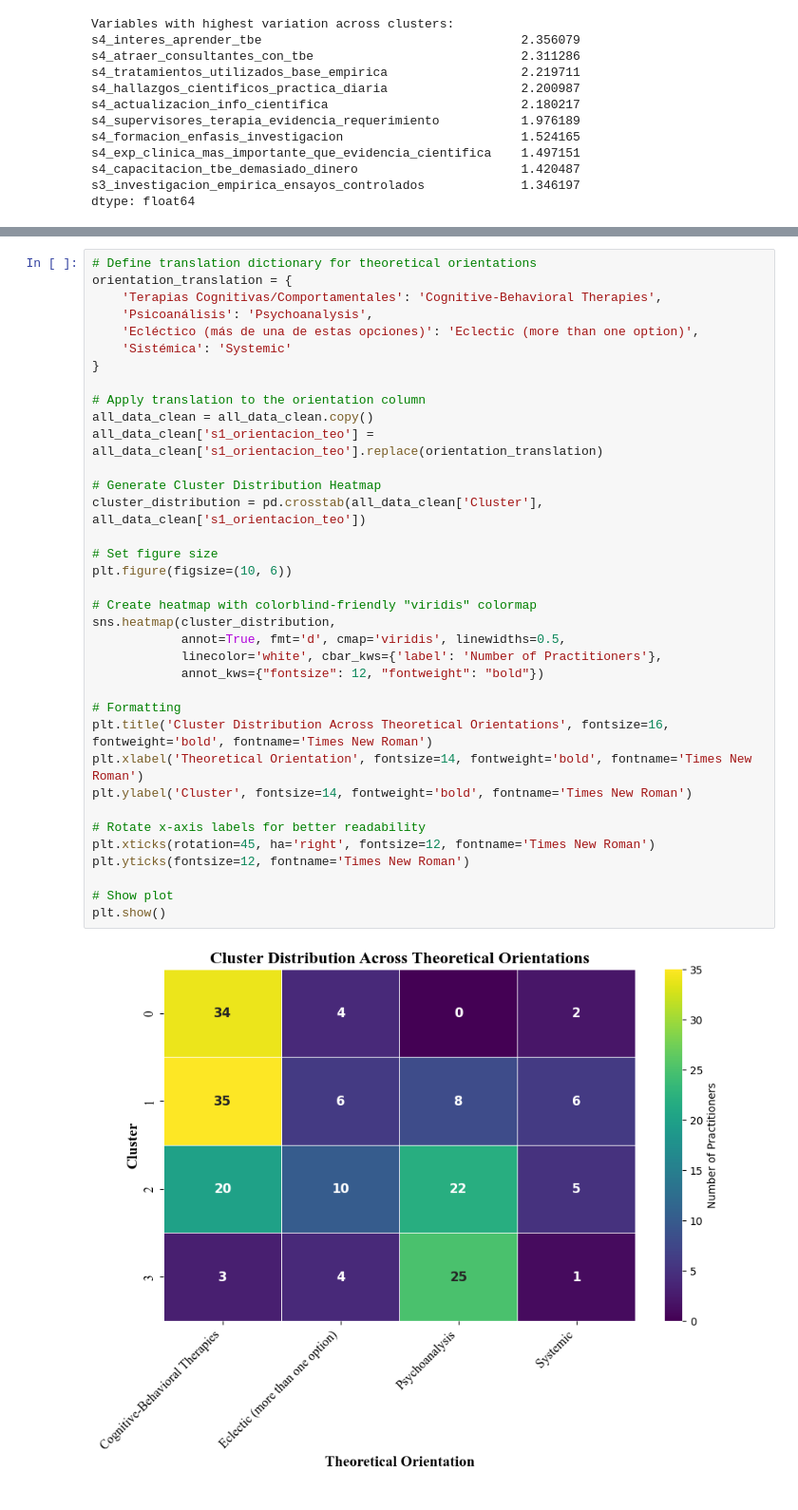
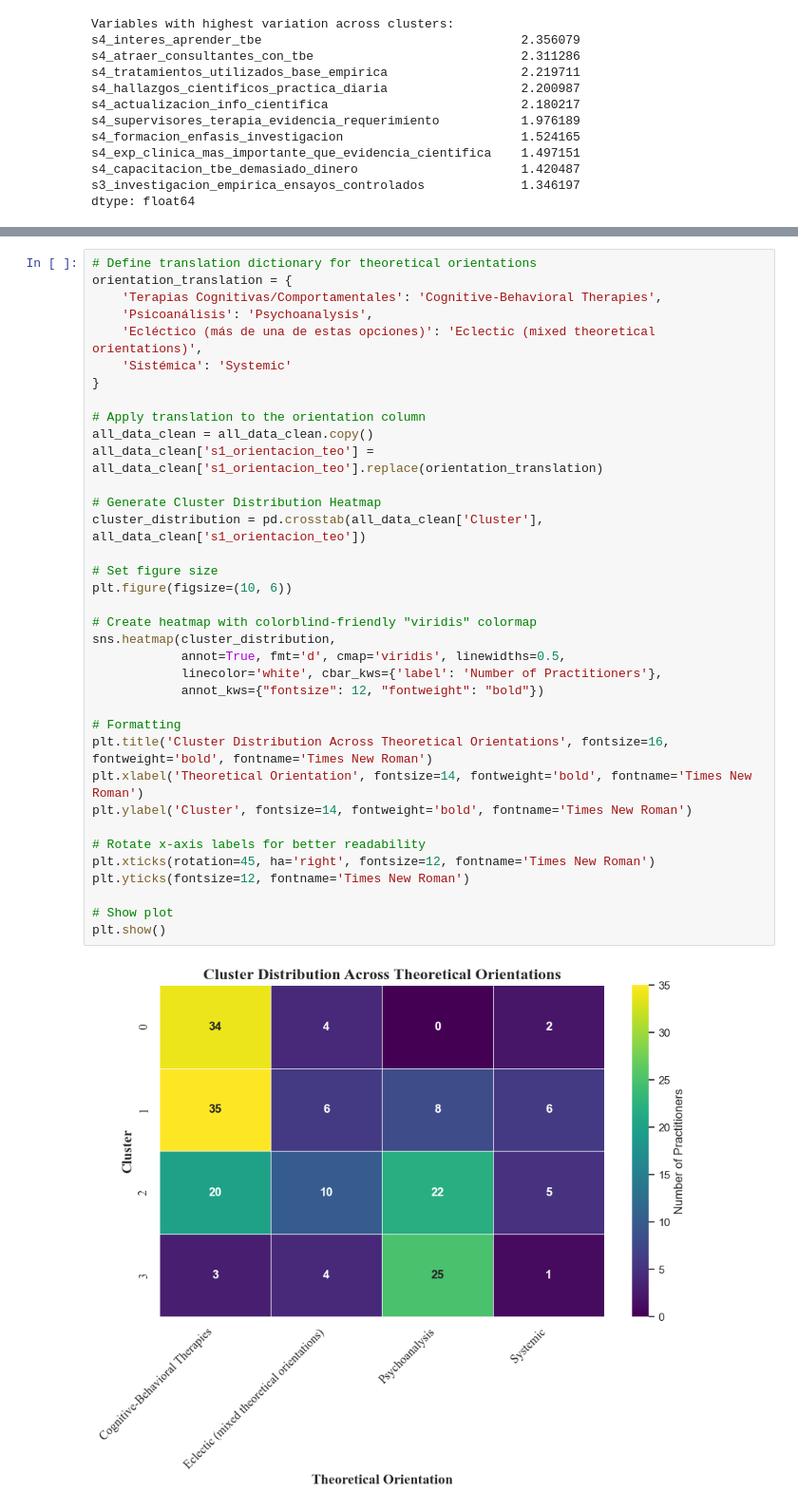
Before and after one commit to Nicobruno92/Psy_ResearchAttitudes, a Jupyter notebook: notebooks/analysis/cluster_analysis.ipynb, the cells around one changed output, grey strips where cells are left out. Shown at 95% size. Saved outputs shown, nothing was run; the diff lists cells and outputs as text.

```diff
--- a/notebooks/analysis/cluster_analysis.ipynb
+++ b/notebooks/analysis/cluster_analysis.ipynb
@@ -603,36 +660,36 @@ plt.show()
 orientation_translation = {
     'Terapias Cognitivas/Comportamentales': 'Cognitive-Behavioral Therapies',
     'Psicoanálisis': 'Psychoanalysis',
-    'Ecléctico (más de una de estas opciones)': 'Eclectic (more than one option)',
+    'Ecléctico (más de una de estas opciones)': 'Eclectic (mixed theoretical orientations)',
     'Sistémica': 'Systemic'
 }
 
 # Apply translation to the orientation column
 all_data_clean = all_data_clean.copy()
 all_data_clean['s1_orientacion_teo'] = all_data_clean['s1_orientacion_teo'].replace(orientation_translation)
 
 # Generate Cluster Distribution Heatmap
 cluster_distribution = pd.crosstab(all_data_clean['Cluster'], all_data_clean['s1_orientacion_teo'])
 
 # Set figure size
 plt.figure(figsize=(10, 6))
 
 # Create heatmap with colorblind-friendly "viridis" colormap
 sns.heatmap(cluster_distribution,
             annot=True, fmt='d', cmap='viridis', linewidths=0.5,
             linecolor='white', cbar_kws={'label': 'Number of Practitioners'},
             annot_kws={"fontsize": 12, "fontweight": "bold"})
 
 # Formatting
 plt.title('Cluster Distribution Across Theoretical Orientations', fontsize=16, fontweight='bold', fontname='Times New Roman')
 plt.xlabel('Theoretical Orientation', fontsize=14, fontweight='bold', fontname='Times New Roman')
 plt.ylabel('Cluster', fontsize=14, fontweight='bold', fontname='Times New Roman')
 
 # Rotate x-axis labels for better readability
 plt.xticks(rotation=45, ha='right', fontsize=12, fontname='Times New Roman')
 plt.yticks(fontsize=12, fontname='Times New Roman')
 
 # Show plot
 plt.show()
 # %% [output]
-[figure, old version]
+[figure, new version]
```
Also changed, not shown: parts of 33 cells of this notebook, 1 other file.
